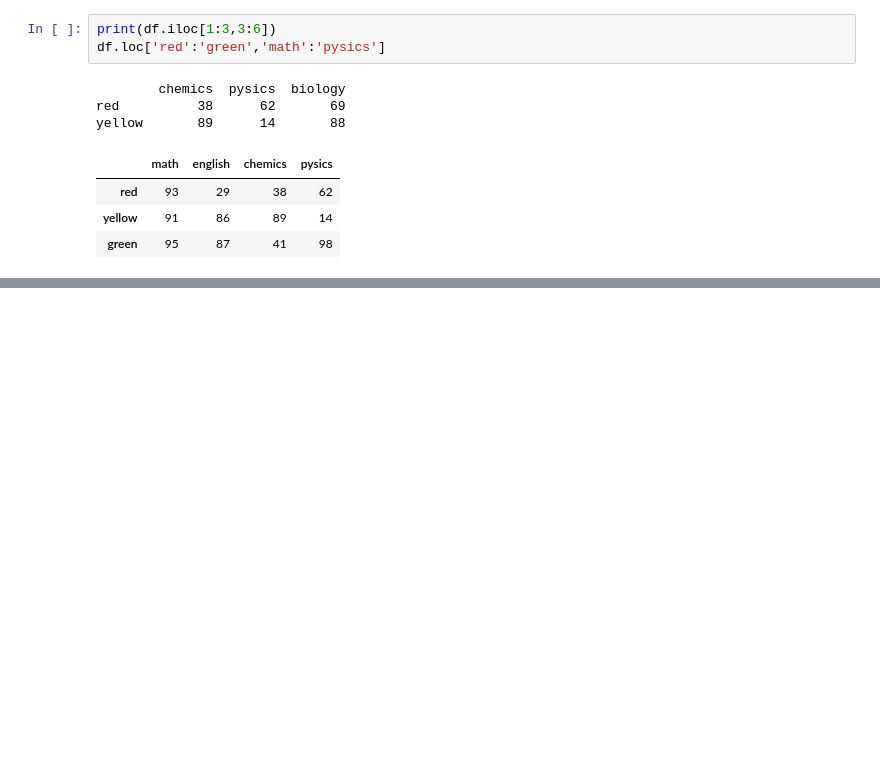
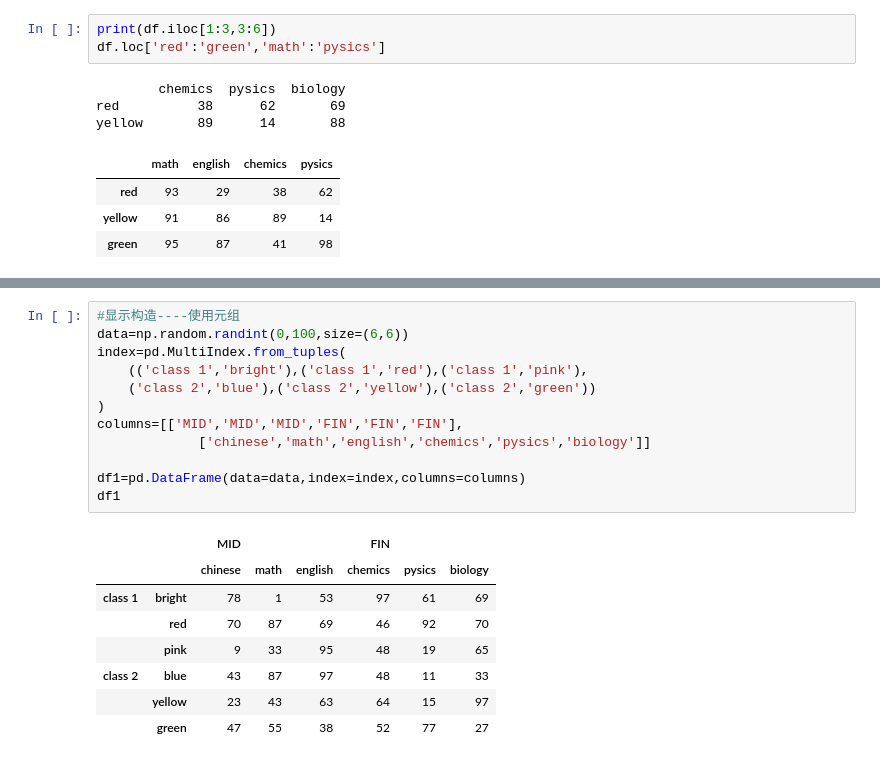
Before and after one commit to Chloe710/course, a Jupyter notebook: pandas/dataframe create &index.ipynb, the cells around one changed output, grey strips where cells are left out. Cells and saved outputs as stored; diff of their text form; blank space fills up the shorter version.

```diff
--- a/pandas/dataframe create &index.ipynb
+++ b/pandas/dataframe create &index.ipynb
@@ -78,0 +260,21 @@ yellow       89      14       88
+# %%
+#显示构造----使用元组
+data=np.random.randint(0,100,size=(6,6))
+index=pd.MultiIndex.from_tuples(
+    (('class 1','bright'),('class 1','red'),('class 1','pink'),
+    ('class 2','blue'),('class 2','yellow'),('class 2','green'))
+)
+columns=[['MID','MID','MID','FIN','FIN','FIN'],
+             ['chinese','math','english','chemics','pysics','biology']]
+
+df1=pd.DataFrame(data=data,index=index,columns=columns)
+df1
+# %% [output]
+|  |  | MID |  |  | FIN |  |  |
+|  |  | chinese | math | english | chemics | pysics | biology |
+| class 1 | bright | 78 | 1 | 53 | 97 | 61 | 69 |
+|  | red | 70 | 87 | 69 | 46 | 92 | 70 |
+|  | pink | 9 | 33 | 95 | 48 | 19 | 65 |
+| class 2 | blue | 43 | 87 | 97 | 48 | 11 | 33 |
+|  | yellow | 23 | 43 | 63 | 64 | 15 | 97 |
+|  | green | 47 | 55 | 38 | 52 | 77 | 27 |
```
Also changed, not shown: parts of 23 cells of this notebook, 10 other files.
